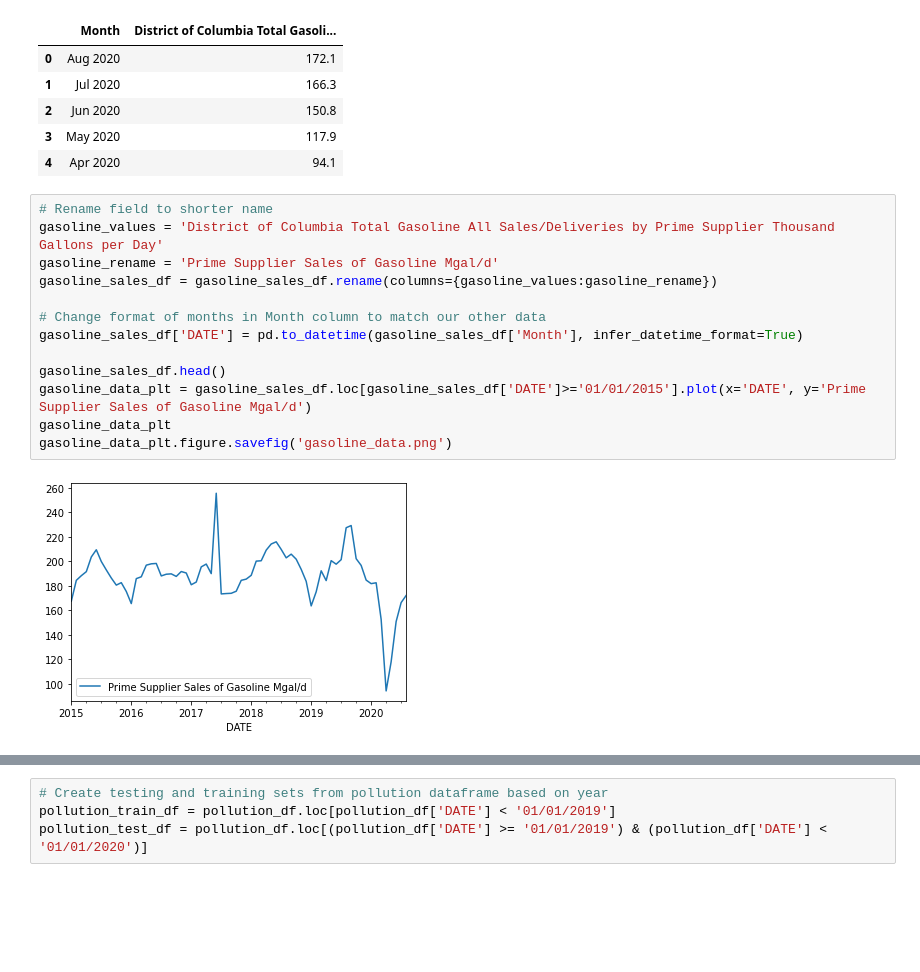
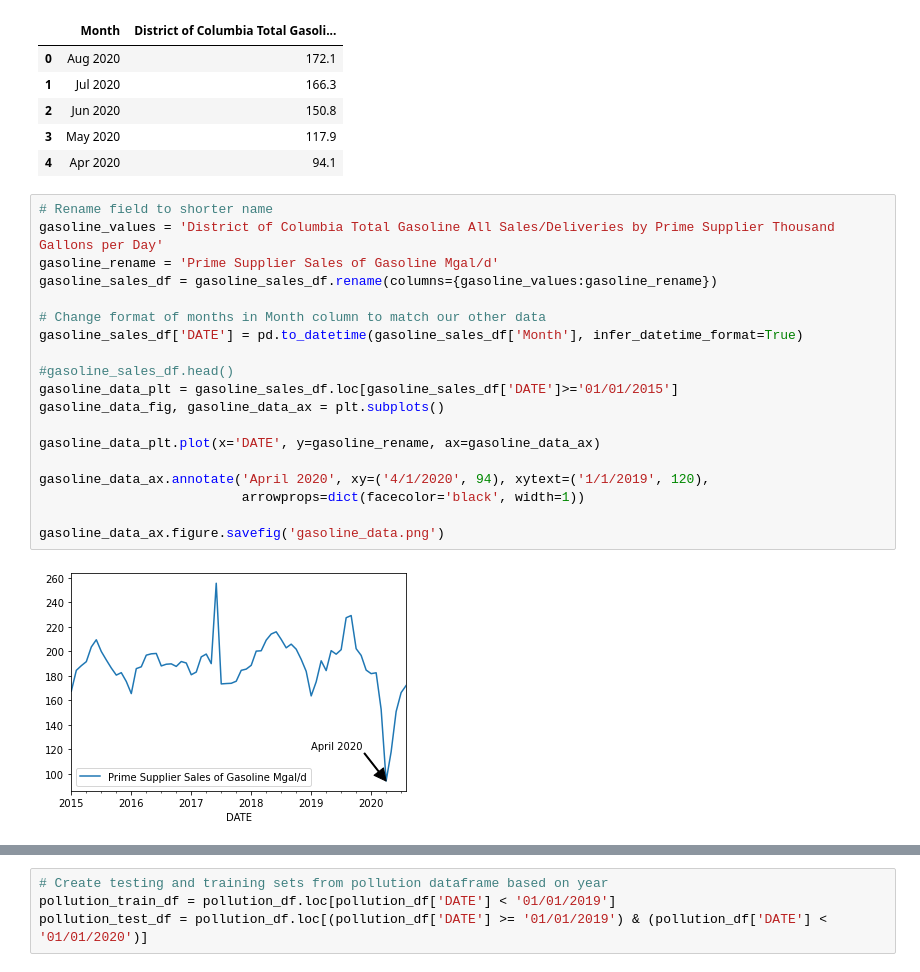
Before and after one commit to darbyna/COVID19PollutionProject, a Jupyter notebook: 601_project_covid19_air_pollution.ipynb, the cells around one changed output, grey strips where cells are left out. Cells and saved outputs as stored; diff of their text form; blank space fills up the shorter version.

```diff
--- a/601_project_covid19_air_pollution.ipynb
+++ b/601_project_covid19_air_pollution.ipynb
@@ -146,18 +171,24 @@ gasoline_sales_df.head()
 # %%
 # Rename field to shorter name
 gasoline_values = 'District of Columbia Total Gasoline All Sales/Deliveries by Prime Supplier Thousand Gallons per Day'
 gasoline_rename = 'Prime Supplier Sales of Gasoline Mgal/d'
 gasoline_sales_df = gasoline_sales_df.rename(columns={gasoline_values:gasoline_rename})
 
 # Change format of months in Month column to match our other data
 gasoline_sales_df['DATE'] = pd.to_datetime(gasoline_sales_df['Month'], infer_datetime_format=True)
 
-gasoline_sales_df.head()
-gasoline_data_plt = gasoline_sales_df.loc[gasoline_sales_df['DATE']>='01/01/2015'].plot(x='DATE', y='Prime Supplier Sales of Gasoline Mgal/d')
-gasoline_data_plt
-gasoline_data_plt.figure.savefig('gasoline_data.png')
+#gasoline_sales_df.head()
+gasoline_data_plt = gasoline_sales_df.loc[gasoline_sales_df['DATE']>='01/01/2015']
+gasoline_data_fig, gasoline_data_ax = plt.subplots()
+
+gasoline_data_plt.plot(x='DATE', y=gasoline_rename, ax=gasoline_data_ax)
+
+gasoline_data_ax.annotate('April 2020', xy=('4/1/2020', 94), xytext=('1/1/2019', 120),
+                          arrowprops=dict(facecolor='black', width=1))
+
+gasoline_data_ax.figure.savefig('gasoline_data.png')
 # %% [output]
-[figure, old version]
+[figure, new version]
 # %%
 # Merge dataframes together
 pollution_df = gasoline_sales_df[['DATE', 'Prime Supplier Sales of Gasoline Mgal/d']].merge(CO_monthly_df, on='DATE')
```
Also changed, not shown: parts of 12 cells of this notebook.
